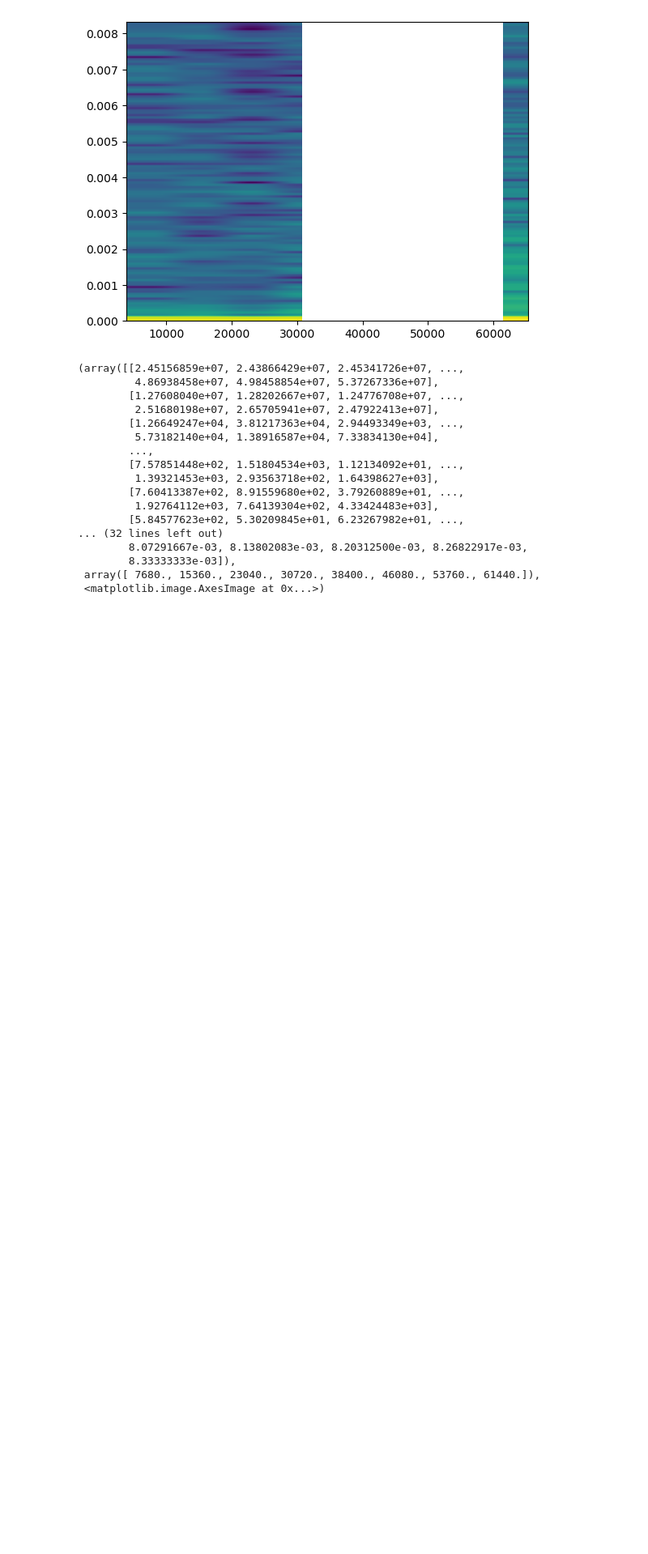
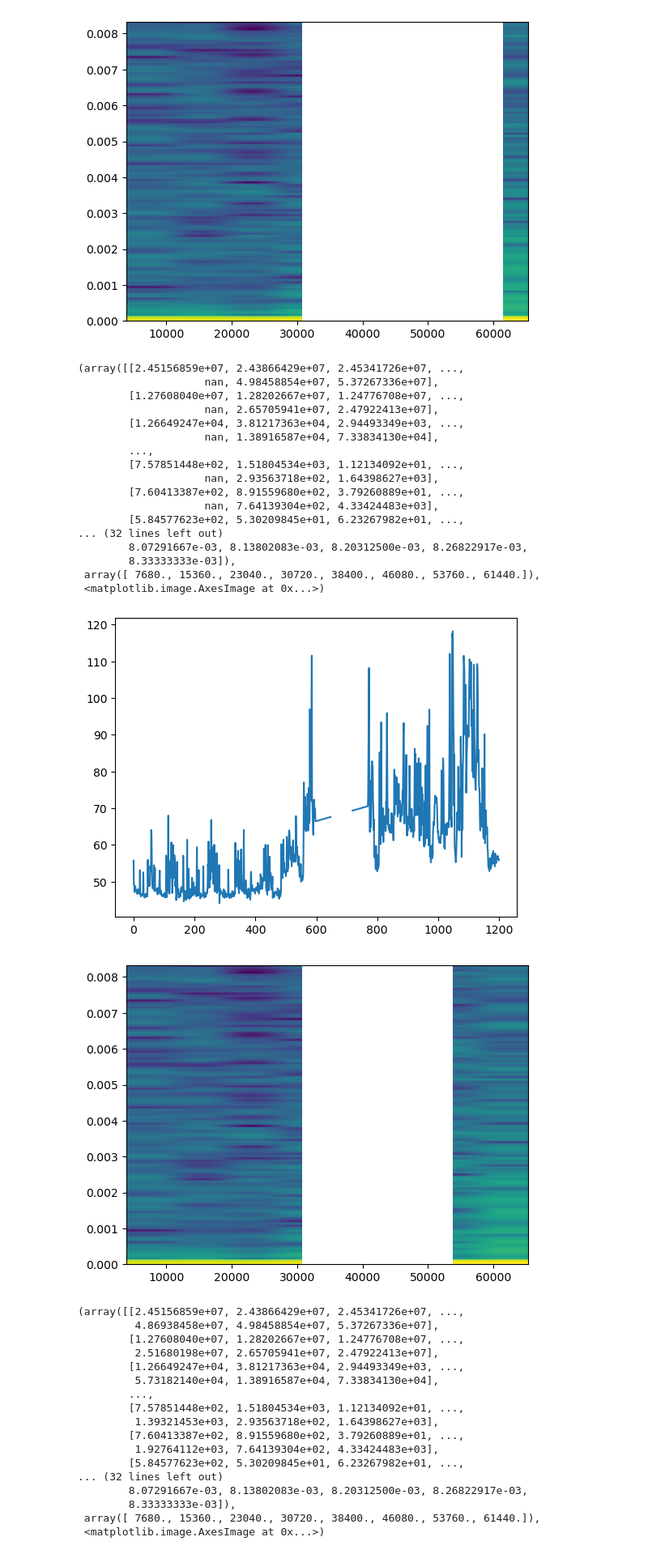
Before and after one commit to Yahnnosh/Sensor-Based-Modeling-of-Fatigue-Using-Transformer-Model, a Jupyter notebook: preproc_data.ipynb, the cells around one changed output. Shown at 81% size. Cells and saved outputs as stored; diff of their text form; code cells hidden in the pictures; blank space fills up the shorter version.

```diff
--- a/preproc_data.ipynb
+++ b/preproc_data.ipynb
@@ -439,6 +488,37 @@ plt.specgram(temp, Fs=SAMPLING_RATE)
  <matplotlib.image.AxesImage at 0x...>)
 [figure]
 [figure]
+# %%
+entry = data['HR'][237]
+time_series = np.array([value if value != 'None' else None for value in entry.split(',')], dtype=float) \
+    if not isinstance(entry, np.ndarray) else entry # entry could be ndarray or string
+time_series = time_series.copy()[:1200]
+time_series = pd.DataFrame(time_series)
+time_series = time_series.interpolate(method='linear', axis=0, limit=50, limit_direction='both')
+temp = time_series.to_numpy().reshape((1200, ))
+plt.plot(time_series)
+plt.figure()
+plt.specgram(temp, Fs=SAMPLING_RATE)
+# %% [output]
+(array([[2.45156859e+07, 2.43866429e+07, 2.45341726e+07, ...,
+                    nan, 4.98458854e+07, 5.37267336e+07],
+        [1.27608040e+07, 1.28202667e+07, 1.24776708e+07, ...,
+                    nan, 2.65705941e+07, 2.47922413e+07],
+        [1.26649247e+04, 3.81217363e+04, 2.94493349e+03, ...,
+                    nan, 1.38916587e+04, 7.33834130e+04],
+        ...,
+        [7.57851448e+02, 1.51804534e+03, 1.12134092e+01, ...,
+                    nan, 2.93563718e+02, 1.64398627e+03],
+        [7.60413387e+02, 8.91559680e+02, 3.79260889e+01, ...,
+                    nan, 7.64139304e+02, 4.33424483e+03],
+        [5.84577623e+02, 5.30209845e+01, 6.23267982e+01, ...,
+... (32 lines left out)
+        8.07291667e-03, 8.13802083e-03, 8.20312500e-03, 8.26822917e-03,
+        8.33333333e-03]),
+ array([ 7680., 15360., 23040., 30720., 38400., 46080., 53760., 61440.]),
+ <matplotlib.image.AxesImage at 0x...>)
+[figure, added]
+[figure, added]
 # %%
 entry = data['HR'][237]
 time_series = np.array([value if value != 'None' else None for value in entry.split(',')], dtype=float) \
```
Also changed, not shown: parts of 26 cells of this notebook, 3 other files.
